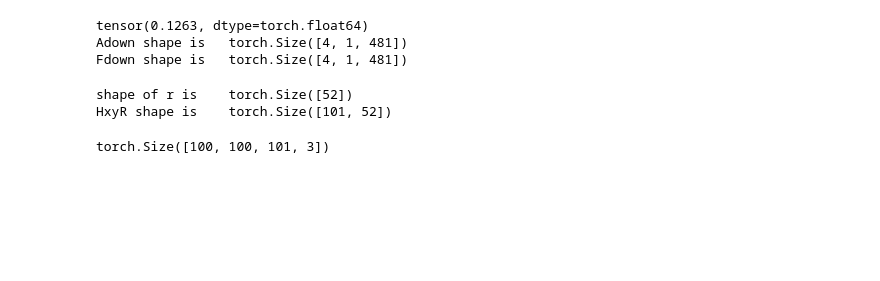
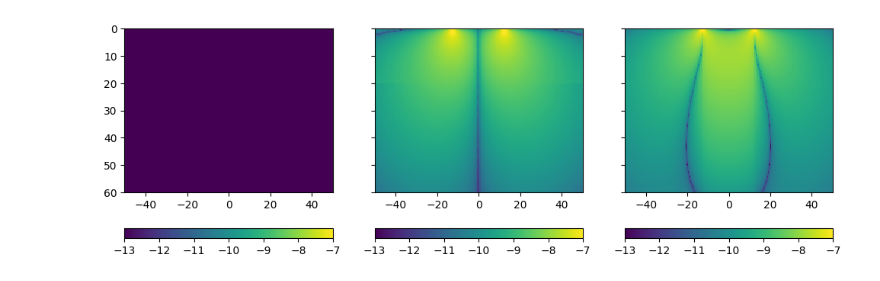
Before and after one commit to hydrogeophysicsgroup/anemone, a Jupyter notebook: prototyping/bfields_square_loop_in_the_earth.ipynb, the cells around one changed output. Drawn from its saved outputs; the diff is of its cells as text; code cells hidden in the pictures; blank space fills up the shorter version.

```diff
--- a/prototyping/bfields_square_loop_in_the_earth.ipynb
+++ b/prototyping/bfields_square_loop_in_the_earth.ipynb
@@ -333,34 +334,26 @@ class BfieldFD(Forward):
 # %%
 from anemone.experiment import Loop
 # %%
-tx = Loop.fig8(25)
-# tx = Loop([-25, 25], [0,0], [0,0])
+x = torch.linspace(-50, 50, 200)
+tx = Loop.square(25)
+rx = Receiver(x, 0.0, torch.linspace(0, 60, 200))
+# rx = Receiver(0.01, x, torch.linspace(0, 60, 200))
+fwr = BfieldFD(tx, rx, torch.tensor([2e3], dtype=torch.float64)*2*c.pi)
 
-rx = Receiver(torch.linspace(-50, 50, 100), torch.linspace(-50, 50, 100), torch.linspace(0, 160, 101))
-fwr = BfieldFD(tx, rx, torch.tensor([2000], dtype=torch.float64)*2*c.pi)
-
-sigma = 1/torch.tensor([40, 200, 80])
-thick = torch.tensor([40, 40])
+sigma = 1/torch.tensor([100, 50, 50])
+thick = torch.tensor([20, 40])
 
 H = fwr(sigma, thick)
-# %% [output]
-tensor(0.1263, dtype=torch.float64)
-Adown shape is   torch.Size([4, 1, 481])
-Fdown shape is   torch.Size([4, 1, 481])
-shape of r is    torch.Size([52])
-HxyR shape is    torch.Size([101, 52])
-# %%
-H.shape
-# %% [output]
-torch.Size([100, 100, 101, 3])
 # %%
 fig,axs = plt.subplots(1,3, sharex=True, sharey=True, figsize=(12, 4))
-pcm=axs[0].pcolor(rx.x, rx.z, np.log10(np.abs(H[:, 10, :, 0].real.numpy().T)))
+pcm=axs[0].pcolor(x, rx.z, np.log10(np.abs(H[:, :, 0].real.numpy().T)), vmin=-13, vmax=-7)
 plt.colorbar(pcm, ax=axs[0], orientation='horizontal')
-pcm=axs[1].pcolor(rx.x, rx.z, np.log10(np.abs(H[:, 50, :, 1].real.numpy().T)))
+pcm=axs[1].pcolor(x, rx.z, np.log10(np.abs(H[:, :, 1].real.numpy().T)), vmin=-13, vmax=-7)
 plt.colorbar(pcm, ax=axs[1], orientation='horizontal')
-pcm=axs[2].pcolor(rx.x, rx.z, np.log10(np.abs(H[:, 50, :, 2].real.numpy().T)))
+pcm=axs[2].pcolor(x, rx.z, np.log10(np.abs(H[:, :, 2].real.numpy().T)), vmin=-13, vmax=-7)
 plt.colorbar(pcm, ax=axs[2], orientation='horizontal')
 axs[0].invert_yaxis()
+# %% [output]
+[figure, added]
 # %%
 fig,axs = plt.subplots(1,3, sharex=True, sharey=True, figsize=(12, 4))
```
Also changed, not shown: parts of 15 cells of this notebook.
